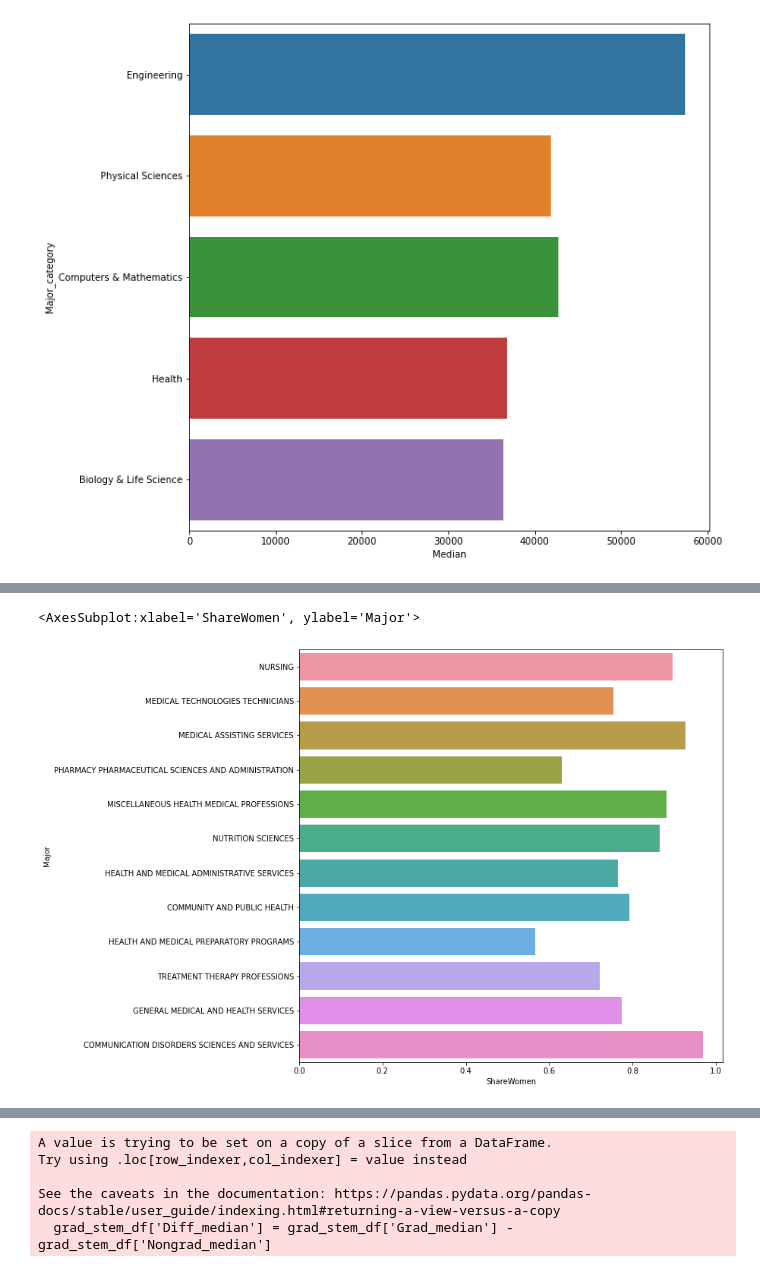
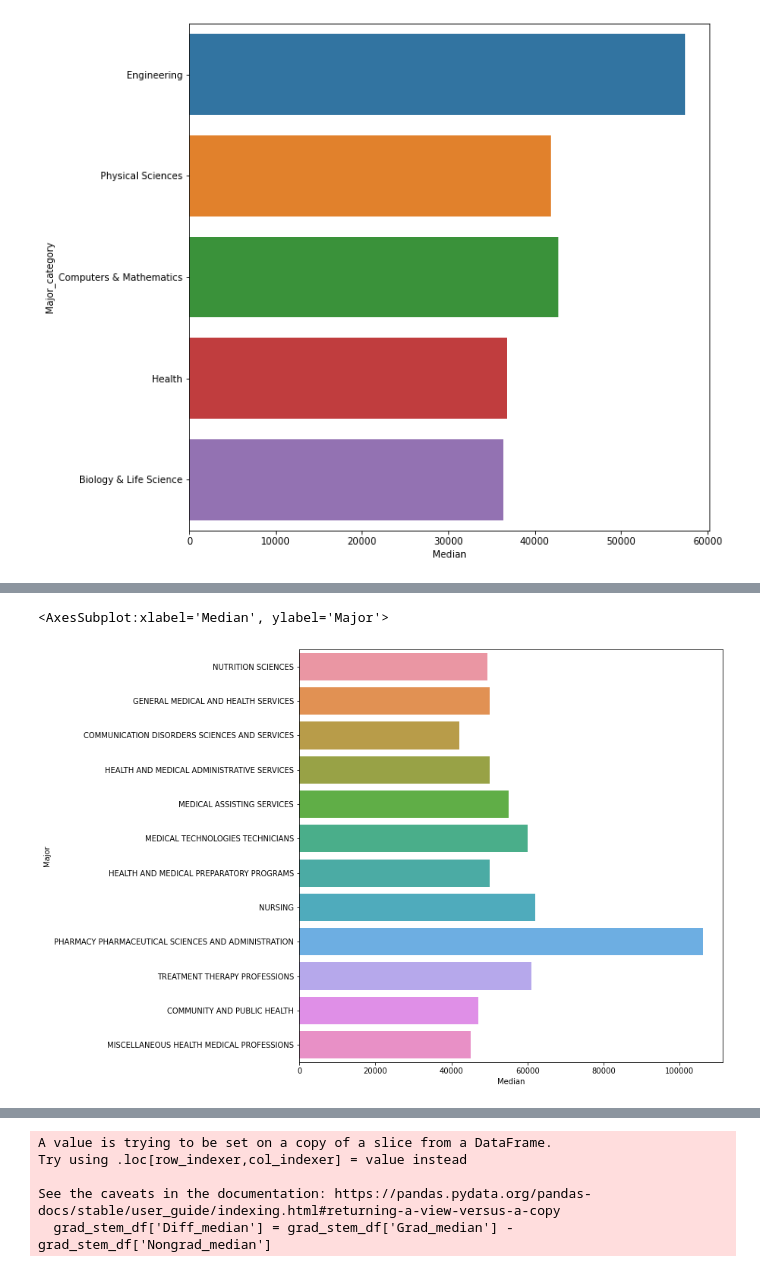
Before and after one commit to jhaarala23/dasc2103project, a Jupyter notebook: analysis_for_project.ipynb, the cells around one changed output, grey strips where cells are left out. Drawn from its saved outputs; the diff is of its cells as text; code cells hidden in the pictures.

```diff
--- a/analysis_for_project.ipynb
+++ b/analysis_for_project.ipynb
@@ -6,6 +7,6 @@ import seaborn as sns
 # %% [markdown]
 This project is about data
 # %%
-majors = pd.read_csv('college-majors/recent-grads.csv')
+majors = pd.read_csv('college-majors/all-ages.csv')
 majors.head()
 # %% [output]
@@ -30,5 +30,3 @@ stem_women.head()
 stem = ['Engineering', 'Physical Sciences', 'Computers & Mathematics', 'Health', 'Biology & Life Science']
 
 majors_stem = majors[majors['Major_category'].isin(stem)]
-# %%
-majors_stem['perc_college_jobs'] = majors_stem['College_jobs'] / majors_stem['Employed']
@@ -118,9 +89,9 @@ majors_health.head()
 # %%
 plt.figure(figsize=(10, 10))
-sns.barplot(x = 'ShareWomen', y = 'Major', data = majors_health, orient = 'h', ci = None)
+sns.barplot(x = 'Median', y = 'Major', data = majors_health, orient = 'h', ci = None)
 # %% [output]
-<AxesSubplot:xlabel='ShareWomen', ylabel='Major'>
+<AxesSubplot:xlabel='Median', ylabel='Major'>
-[figure, old version]
+[figure, new version]
 # %%
 grad_df = pd.read_csv('college-majors/grad-students.csv')
 grad_stem_df = grad_df[grad_df['Major_category'].isin(stem)]
```
Also changed, not shown: parts of 28 cells of this notebook.
